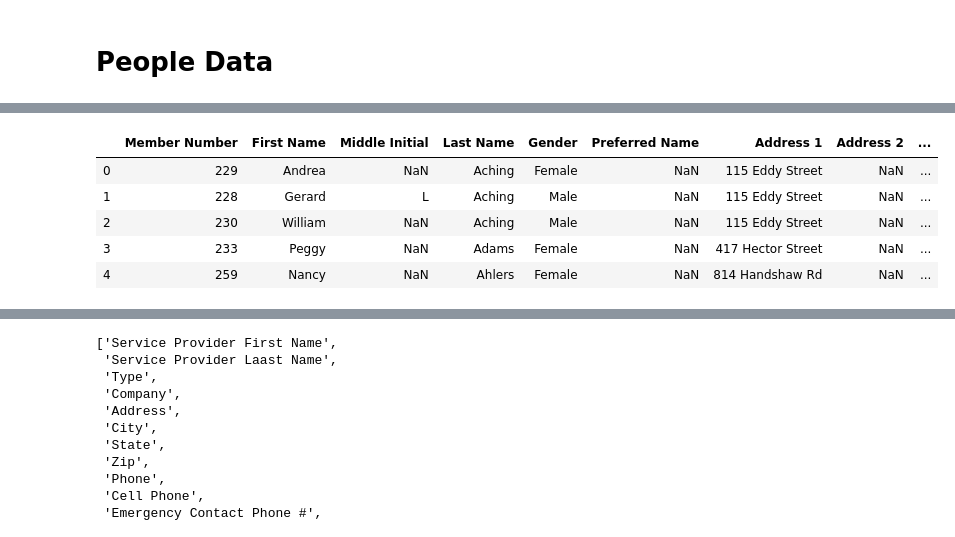
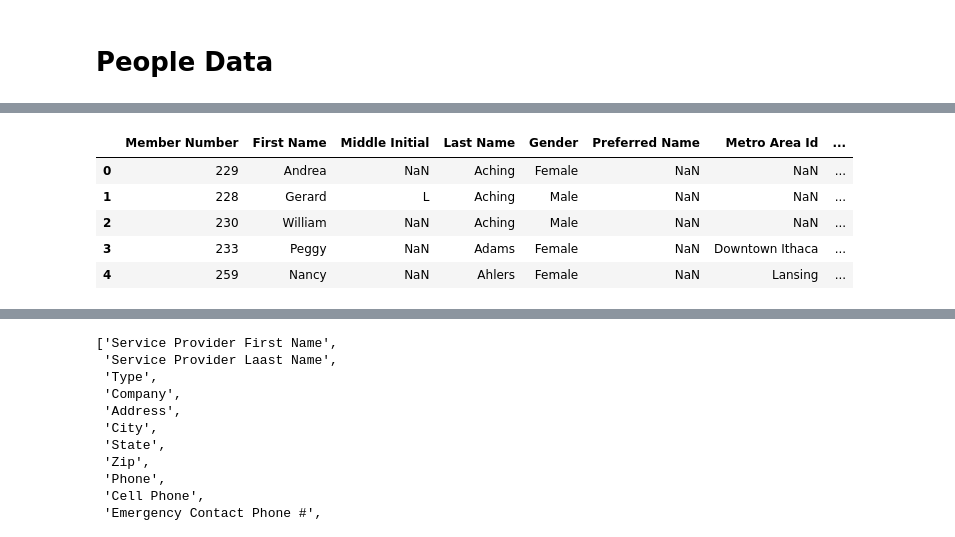
Before and after one commit to cornellh4i/love-living-at-home, a Jupyter notebook: app/data/notebooks/process_data.ipynb, the cells around one changed output, grey strips where cells are left out. Drawn from its saved outputs; the diff is of its cells as text; code cells hidden in the pictures.

Commit message:
Members migration in progress, "unnamed : 0"? (#225)
Co-authored-by: hanahhleee <hel33@cornell.edu>

```diff
--- a/app/data/notebooks/process_data.ipynb
+++ b/app/data/notebooks/process_data.ipynb
@@ -209,8 +128,8 @@ SyntaxError: invalid syntax (<ipython-input-17-20f8b813cf47>, line 1)
 # People Data
 # %%
 # Read in member data
-members_df = pd.read_csv(f"{ROOT_DATA_DIR}/members_including_metro_area_data.csv")
-members_df.head()
+members_df_input = pd.read_csv(f"{ROOT_DATA_DIR}/members_including_metro_area_data.csv")
+members_df_input.head()
 # %% [output]
 |  | Member Number | First Name | Last Name | Email | Address 1 | Address 2 | City | State | Zip | ... |
 | 0 | 229 | Andrea | Aching | annaching2017@yahoo.com | 115 Eddy Street | NaN | Ithaca | NY | 14850 | ... |
@@ -221,20 +140,25 @@ members_df.head()
 5 rows × 46 columns
 # %%
 # Drop irrelevant columns from members_df and rename as necessary
-members_df = members_df[['Member Number','First Name', 'Middle Initial','Last Name',
-                        'Gender','Nickname','Address 1', 'Address 2', 'City',
-                         'State', 'Zip', 'Country', 'Metro Area', 'Phone', 'Cell Phone',
+members_df = members_df_input[['Member Number','First Name', 'Middle Initial','Last Name',
+                        'Gender','Nickname', 'Metro Area', 'Phone', 'Cell Phone',
                         'Email', 'Date Expired']]
 members_df = members_df.rename(columns={"Nickname": "Preferred Name", "Phone": "Primary Phone Number",
-                           "Cell Phone": "Secondary Phone Number"})
+                           "Cell Phone": "Secondary Phone Number", "Email": "Email Address", "Date Expired": "Membership Expiration Date", "Metro Area": "Metro Area Id"})
+members_df['Salutation'] = ""
+members_df['Birthdate'] = ""
+members_df['Volunteer Id'] = ""
+members_df['Primary Address Id'] = ""
+members_df['Secondary Address Id'] = ""
+members_df['Preferred Contact Method']  = ""
 members_df.head()
 # %% [output]
-|  | Member Number | First Name | Middle Initial | Last Name | Gender | Preferred Name | Address 1 | Address 2 | ... |
-| 0 | 229 | Andrea | NaN | Aching | Female | NaN | 115 Eddy Street | NaN | ... |
-| 1 | 228 | Gerard | L | Aching | Male | NaN | 115 Eddy Street | NaN | ... |
-| 2 | 230 | William | NaN | Aching | Male | NaN | 115 Eddy Street | NaN | ... |
-| 3 | 233 | Peggy | NaN | Adams | Female | NaN | 417 Hector Street | NaN | ... |
-| 4 | 259 | Nancy | NaN | Ahlers | Female | NaN | 814 Handshaw Rd | NaN | ... |
+|  | Member Number | First Name | Middle Initial | Last Name | Gender | Preferred Name | Metro Area Id | ... |
+| 0 | 229 | Andrea | NaN | Aching | Female | NaN | NaN | ... |
+| 1 | 228 | Gerard | L | Aching | Male | NaN | NaN | ... |
+| 2 | 230 | William | NaN | Aching | Male | NaN | NaN | ... |
+| 3 | 233 | Peggy | NaN | Adams | Female | NaN | Downtown Ithaca | ... |
+| 4 | 259 | Nancy | NaN | Ahlers | Female | NaN | Lansing | ... |
 # %%
 # Read in emergency contact information and rename columns
 members_emergency_contact = pd.read_csv(f"{ROOT_DATA_DIR}/member_emergency_contact.csv")
```
Also changed, not shown: parts of 36 cells of this notebook, 7 other files.
